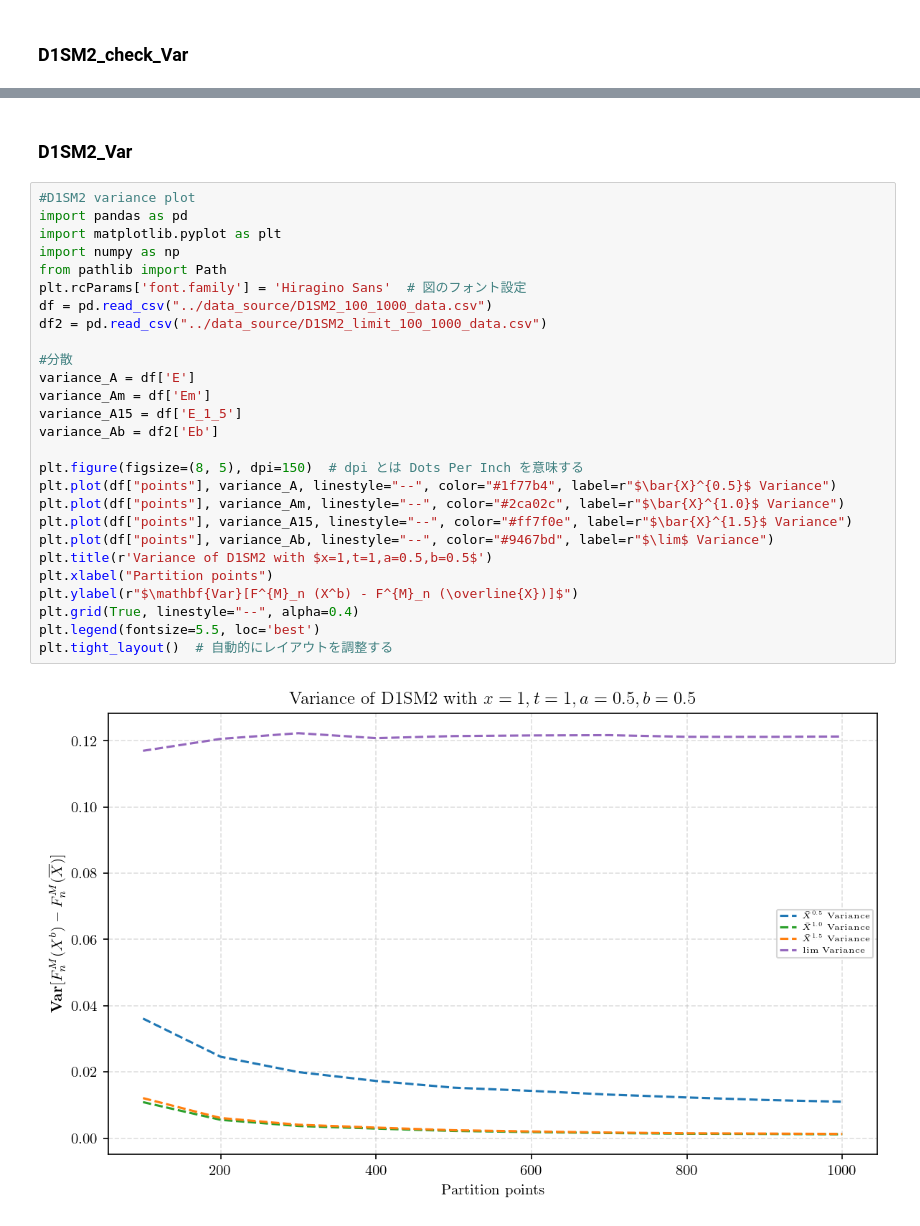
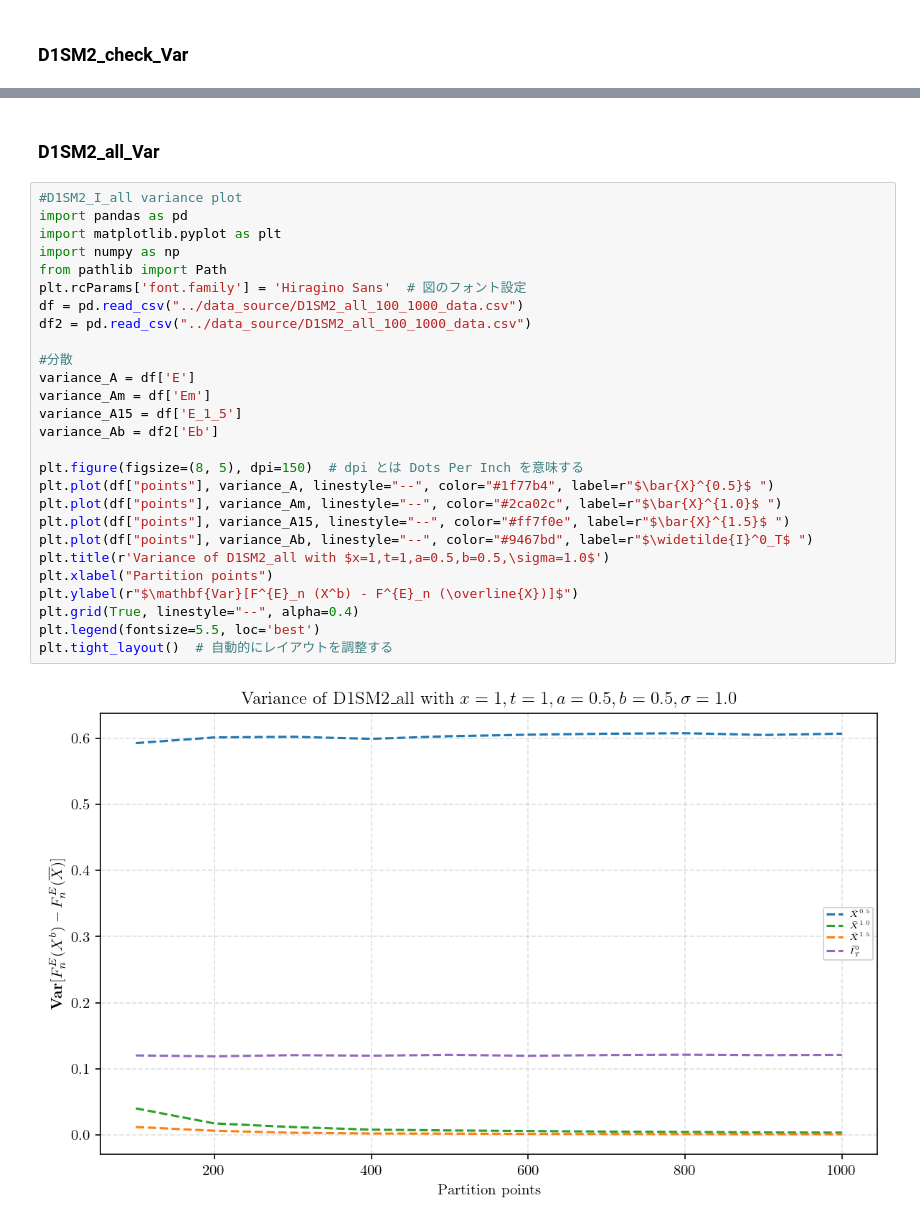
Before and after one commit to Andriyichenko/simulation, a Jupyter notebook: D1S/D1S_plot.ipynb, the cells around one changed output, grey strips where cells are left out. Saved outputs shown, nothing was run; the diff lists cells and outputs as text.

```diff
--- a/D1S/D1S_plot.ipynb
+++ b/D1S/D1S_plot.ipynb
@@ -1462,31 +739,31 @@ image saved to: sim_pics/D1SM2_and_D1SM2_limit_100_1000_subplot.png
 # %% [markdown]
-### D1SM2_Var
+### D1SM2_all_Var
 # %%
-#D1SM2 variance plot
+#D1SM2_I_all variance plot
 import pandas as pd
 import matplotlib.pyplot as plt
 import numpy as np
 from pathlib import Path
 plt.rcParams['font.family'] = 'Hiragino Sans'  # 図のフォント設定
-df = pd.read_csv("../data_source/D1SM2_100_1000_data.csv")
-df2 = pd.read_csv("../data_source/D1SM2_limit_100_1000_data.csv")
+df = pd.read_csv("../data_source/D1SM2_all_100_1000_data.csv")
+df2 = pd.read_csv("../data_source/D1SM2_all_100_1000_data.csv")
 
 #分散
 variance_A = df['E']
 variance_Am = df['Em']
 variance_A15 = df['E_1_5']
 variance_Ab = df2['Eb']
 
 plt.figure(figsize=(8, 5), dpi=150)  # dpi とは Dots Per Inch を意味する
-plt.plot(df["points"], variance_A, linestyle="--", color="#1f77b4", label=r"$\bar{X}^{0.5}$ Variance")
-plt.plot(df["points"], variance_Am, linestyle="--", color="#2ca02c", label=r"$\bar{X}^{1.0}$ Variance")
-plt.plot(df["points"], variance_A15, linestyle="--", color="#ff7f0e", label=r"$\bar{X}^{1.5}$ Variance")
-plt.plot(df["points"], variance_Ab, linestyle="--", color="#9467bd", label=r"$\lim$ Variance")
-plt.title(r'Variance of D1SM2 with $x=1,t=1,a=0.5,b=0.5$')
+plt.plot(df["points"], variance_A, linestyle="--", color="#1f77b4", label=r"$\bar{X}^{0.5}$ ")
+plt.plot(df["points"], variance_Am, linestyle="--", color="#2ca02c", label=r"$\bar{X}^{1.0}$ ")
+plt.plot(df["points"], variance_A15, linestyle="--", color="#ff7f0e", label=r"$\bar{X}^{1.5}$ ")
+plt.plot(df["points"], variance_Ab, linestyle="--", color="#9467bd", label=r"$\widetilde{I}^0_T$ ")
+plt.title(r'Variance of D1SM2_all with $x=1,t=1,a=0.5,b=0.5,\sigma=1.0$')
 plt.xlabel("Partition points")
-plt.ylabel(r"$\mathbf{Var}[F^{M}_n (X^b) - F^{M}_n (\overline{X})]$")
+plt.ylabel(r"$\mathbf{Var}[F^{E}_n (X^b) - F^{E}_n (\overline{X})]$")
 plt.grid(True, linestyle="--", alpha=0.4)
 plt.legend(fontsize=5.5, loc='best')
 plt.tight_layout()  # 自動的にレイアウトを調整する
 # %% [output]
-[figure, old version]
+[figure, new version]
```
Also changed, not shown: parts of 26 cells of this notebook, 30 other files.
